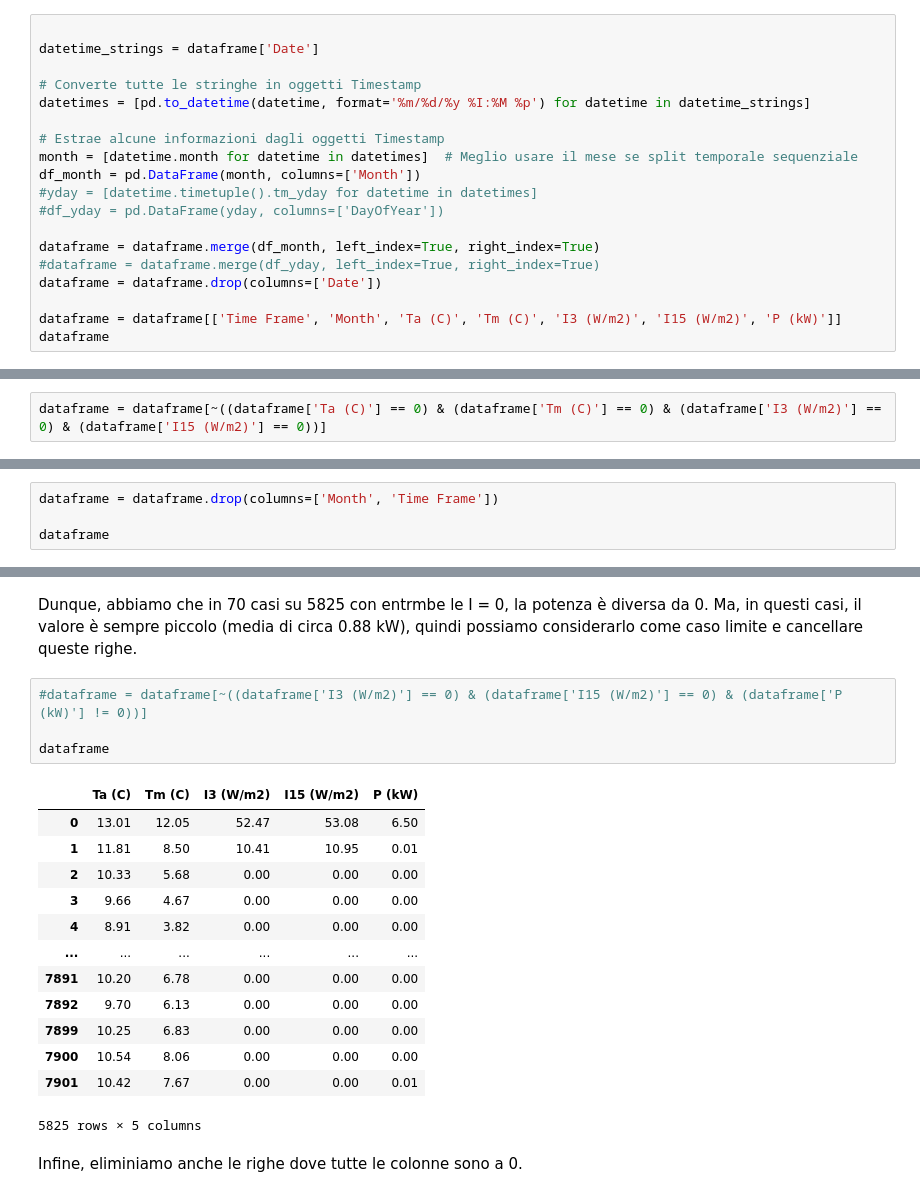
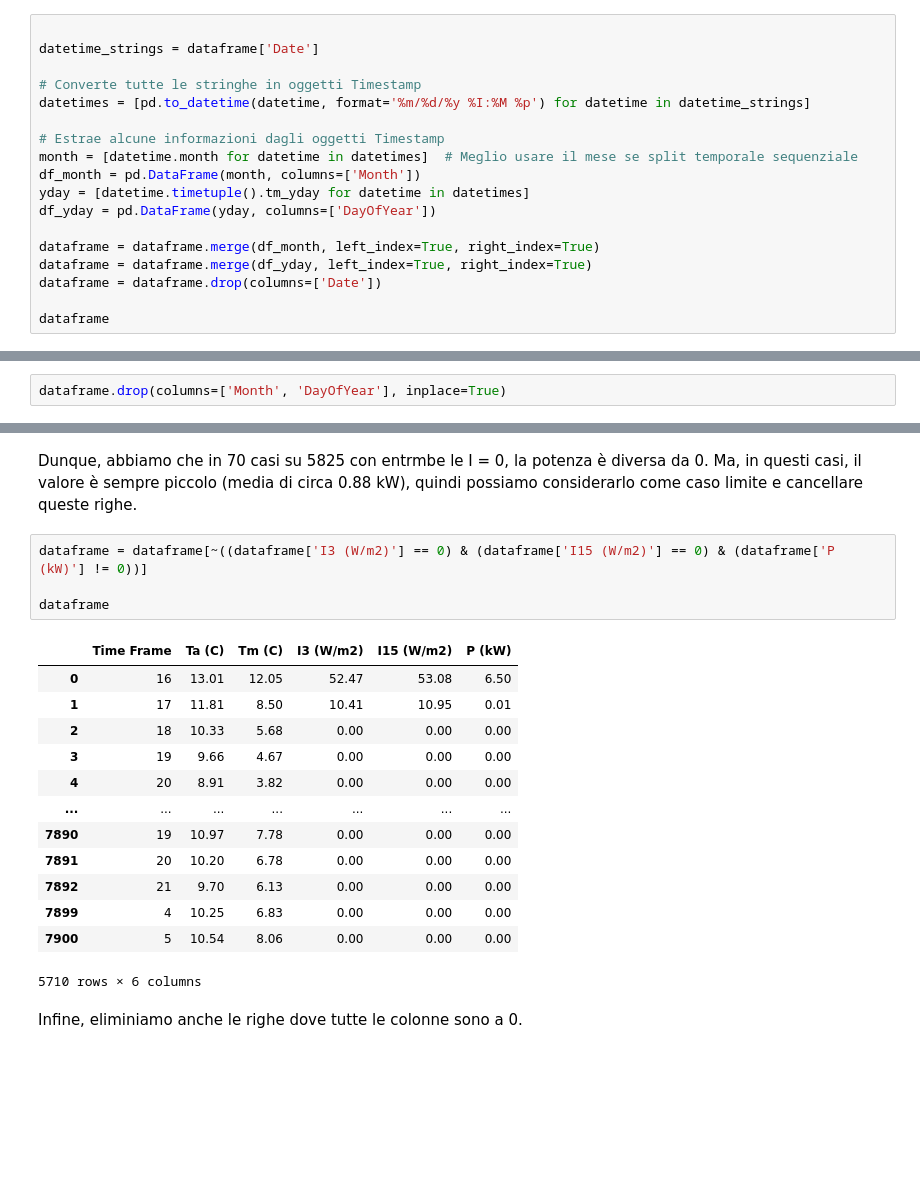
Before and after one commit to LorenzoRigoni/ML_Competition, a Jupyter notebook: Regression/Regression.ipynb, the cells around one changed output, grey strips where cells are left out. Drawn from its saved outputs; the diff is of its cells as text; blank space fills up the shorter version.

```diff
--- a/Regression/Regression.ipynb
+++ b/Regression/Regression.ipynb
@@ -64,13 +64,12 @@ datetimes = [pd.to_datetime(datetime, format='%m/%d/%y %I:%M %p') for datetime i
 # Estrae alcune informazioni dagli oggetti Timestamp
 month = [datetime.month for datetime in datetimes]  # Meglio usare il mese se split temporale sequenziale
 df_month = pd.DataFrame(month, columns=['Month'])
-#yday = [datetime.timetuple().tm_yday for datetime in datetimes]
-#df_yday = pd.DataFrame(yday, columns=['DayOfYear'])
+yday = [datetime.timetuple().tm_yday for datetime in datetimes]
+df_yday = pd.DataFrame(yday, columns=['DayOfYear'])
 
 dataframe = dataframe.merge(df_month, left_index=True, right_index=True)
-#dataframe = dataframe.merge(df_yday, left_index=True, right_index=True)
+dataframe = dataframe.merge(df_yday, left_index=True, right_index=True)
 dataframe = dataframe.drop(columns=['Date'])
 
-dataframe = dataframe[['Time Frame', 'Month', 'Ta (C)', 'Tm (C)', 'I3 (W/m2)', 'I15 (W/m2)', 'P (kW)']]
 dataframe
 # %% [output]
@@ -90,3 +105,5 @@ dataframe
+# %%
+dataframe.drop(columns=['Month', 'DayOfYear'], inplace=True)
 # %%
 dataframe.dtypes
 # %% [output]
@@ -219,2 +140,0 @@ Come prima cosa, eliminiamo le righe dove tutti i sensori sono spenti, ovvero ha
-# %%
-dataframe = dataframe[~((dataframe['Ta (C)'] == 0) & (dataframe['Tm (C)'] == 0) & (dataframe['I3 (W/m2)'] == 0) & (dataframe['I15 (W/m2)'] == 0))]
@@ -257,4 +140,0 @@ Possiamo notare come le features più significative siano `I3 (W/m2)` e `I15 (W/
-# %%
-dataframe = dataframe.drop(columns=['Month', 'Time Frame'])
-
-dataframe
@@ -297,23 +241,23 @@ dataframe[(dataframe['I3 (W/m2)'] == 0) & (dataframe['I15 (W/m2)'] == 0) & (data
 # %% [markdown]
 Dunque, abbiamo che in 70 casi su 5825 con entrmbe le I = 0, la potenza è diversa da 0. Ma, in questi casi, il valore è sempre piccolo (media di circa 0.88 kW), quindi possiamo considerarlo come caso limite e cancellare queste righe.
 # %%
-#dataframe = dataframe[~((dataframe['I3 (W/m2)'] == 0) & (dataframe['I15 (W/m2)'] == 0) & (dataframe['P (kW)'] != 0))]
+dataframe = dataframe[~((dataframe['I3 (W/m2)'] == 0) & (dataframe['I15 (W/m2)'] == 0) & (dataframe['P (kW)'] != 0))]
 
 dataframe
 # %% [output]
-|  | Ta (C) | Tm (C) | I3 (W/m2) | I15 (W/m2) | P (kW) |
-| 0 | 13.01 | 12.05 | 52.47 | 53.08 | 6.50 |
-| 1 | 11.81 | 8.50 | 10.41 | 10.95 | 0.01 |
-| 2 | 10.33 | 5.68 | 0.00 | 0.00 | 0.00 |
-| 3 | 9.66 | 4.67 | 0.00 | 0.00 | 0.00 |
-| 4 | 8.91 | 3.82 | 0.00 | 0.00 | 0.00 |
-| ... | ... | ... | ... | ... | ... |
-| 7891 | 10.20 | 6.78 | 0.00 | 0.00 | 0.00 |
-| 7892 | 9.70 | 6.13 | 0.00 | 0.00 | 0.00 |
-| 7899 | 10.25 | 6.83 | 0.00 | 0.00 | 0.00 |
-| 7900 | 10.54 | 8.06 | 0.00 | 0.00 | 0.00 |
-| 7901 | 10.42 | 7.67 | 0.00 | 0.00 | 0.01 |
+|  | Time Frame | Ta (C) | Tm (C) | I3 (W/m2) | I15 (W/m2) | P (kW) |
+| 0 | 16 | 13.01 | 12.05 | 52.47 | 53.08 | 6.50 |
+| 1 | 17 | 11.81 | 8.50 | 10.41 | 10.95 | 0.01 |
+| 2 | 18 | 10.33 | 5.68 | 0.00 | 0.00 | 0.00 |
+| 3 | 19 | 9.66 | 4.67 | 0.00 | 0.00 | 0.00 |
+| 4 | 20 | 8.91 | 3.82 | 0.00 | 0.00 | 0.00 |
+| ... | ... | ... | ... | ... | ... | ... |
+| 7890 | 19 | 10.97 | 7.78 | 0.00 | 0.00 | 0.00 |
+| 7891 | 20 | 10.20 | 6.78 | 0.00 | 0.00 | 0.00 |
+| 7892 | 21 | 9.70 | 6.13 | 0.00 | 0.00 | 0.00 |
+| 7899 | 4 | 10.25 | 6.83 | 0.00 | 0.00 | 0.00 |
+| 7900 | 5 | 10.54 | 8.06 | 0.00 | 0.00 | 0.00 |
-5825 rows × 5 columns
+5710 rows × 6 columns
 # %% [markdown]
 Infine, eliminiamo anche le righe dove tutte le colonne sono a 0.
 # %%
```
Also changed, not shown: parts of 35 cells of this notebook, 3 other files.
